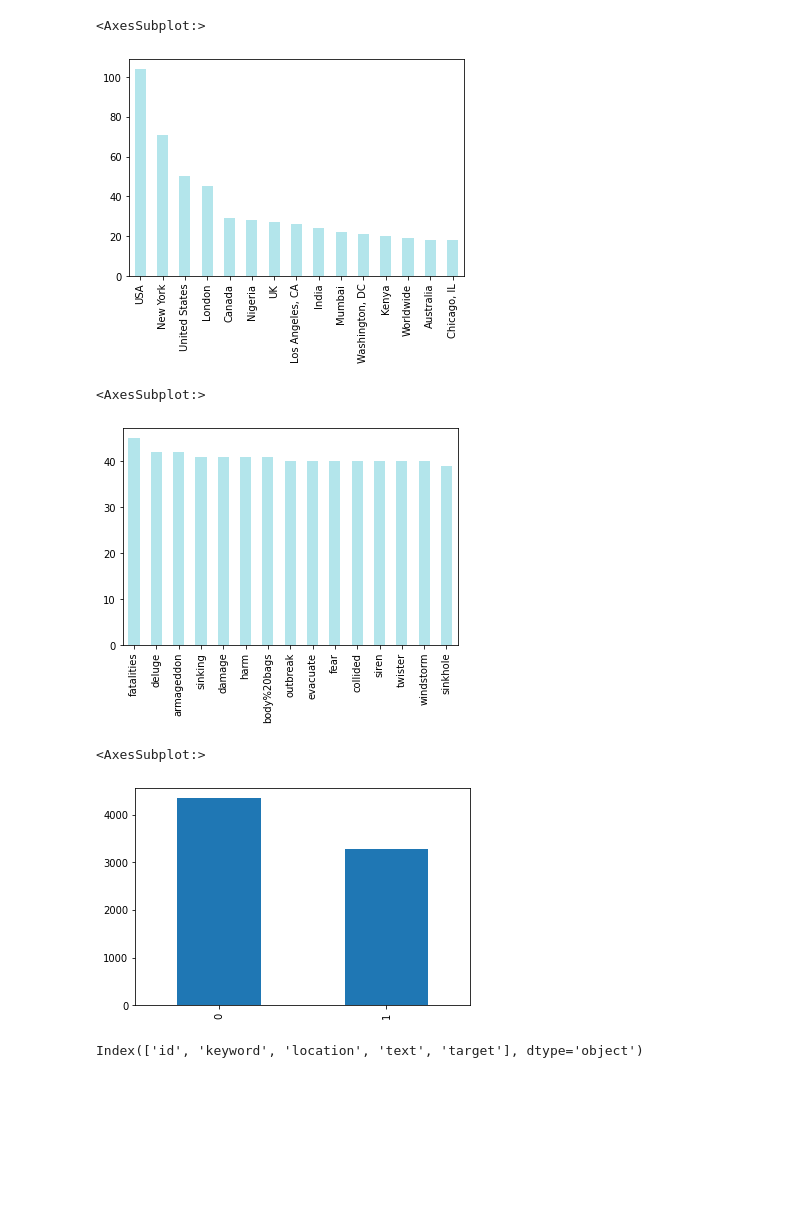
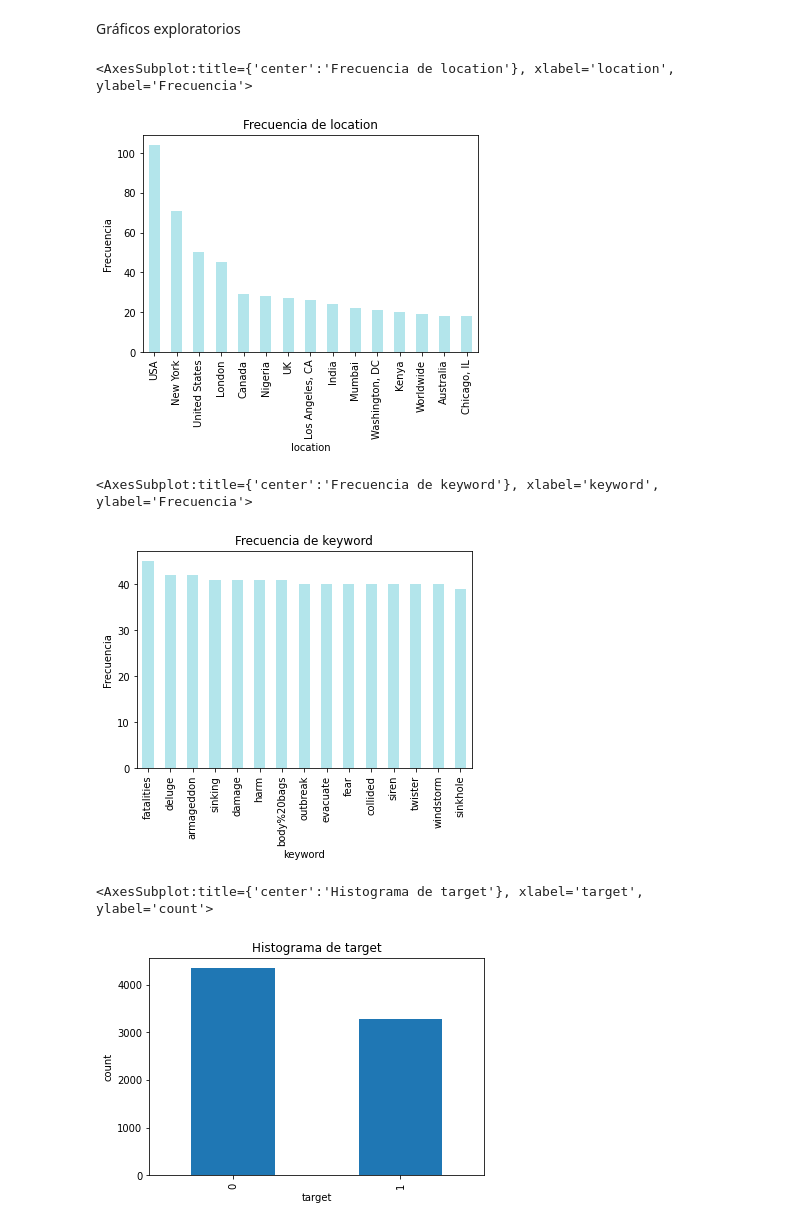
Before and after one commit to arr19422/Lab5-DS, a Jupyter notebook: lab5-analisis_de_sentimiento.ipynb, the cells around one changed output. Saved outputs shown, nothing was run; the diff lists cells and outputs as text; code cells hidden in the pictures; blank space fills up the shorter version.

```diff
--- a/lab5-analisis_de_sentimiento.ipynb
+++ b/lab5-analisis_de_sentimiento.ipynb
@@ -35,19 +66,26 @@ stopWords = stopwords.words('english')
+# %% [markdown]
+Gráficos exploratorios
 # %%
+plt.title('Frecuencia de location')
+plt.xlabel('location')
+plt.ylabel('Frecuencia')
 train['location'].value_counts().head(15).plot.bar(color="#B3E5EB")
 # %% [output]
-<AxesSubplot:>
+<AxesSubplot:title={'center':'Frecuencia de location'}, xlabel='location', ylabel='Frecuencia'>
-[figure, old version]
+[figure, new version]
 # %%
+plt.title('Frecuencia de keyword')
+plt.xlabel('keyword')
+plt.ylabel('Frecuencia')
 train['keyword'].value_counts().head(15).plot.bar(color="#B3E5EB")
 # %% [output]
-<AxesSubplot:>
+<AxesSubplot:title={'center':'Frecuencia de keyword'}, xlabel='keyword', ylabel='Frecuencia'>
-[figure, old version]
+[figure, new version]
-# %%
-train['target'].value_counts().plot.bar()
-# %% [output]
-<AxesSubplot:>
-[figure, removed]
-# %%
-train.columns
-# %% [output]
-Index(['id', 'keyword', 'location', 'text', 'target'], dtype='object')
+# %%
+plt.title('Histograma de target')
+plt.xlabel('target')
+plt.ylabel('count')
+train['target'].value_counts().plot.bar()
+# %% [output]
+<AxesSubplot:title={'center':'Histograma de target'}, xlabel='target', ylabel='count'>
+[figure, added]
```
Also changed, not shown: parts of 21 cells of this notebook.
